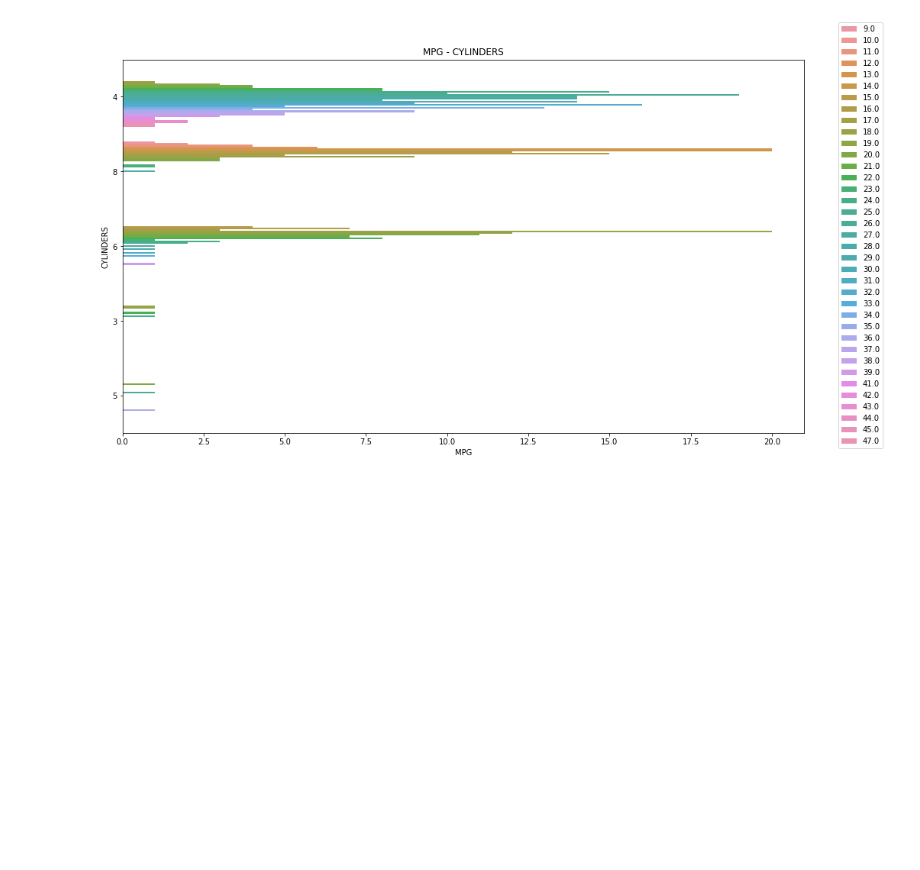
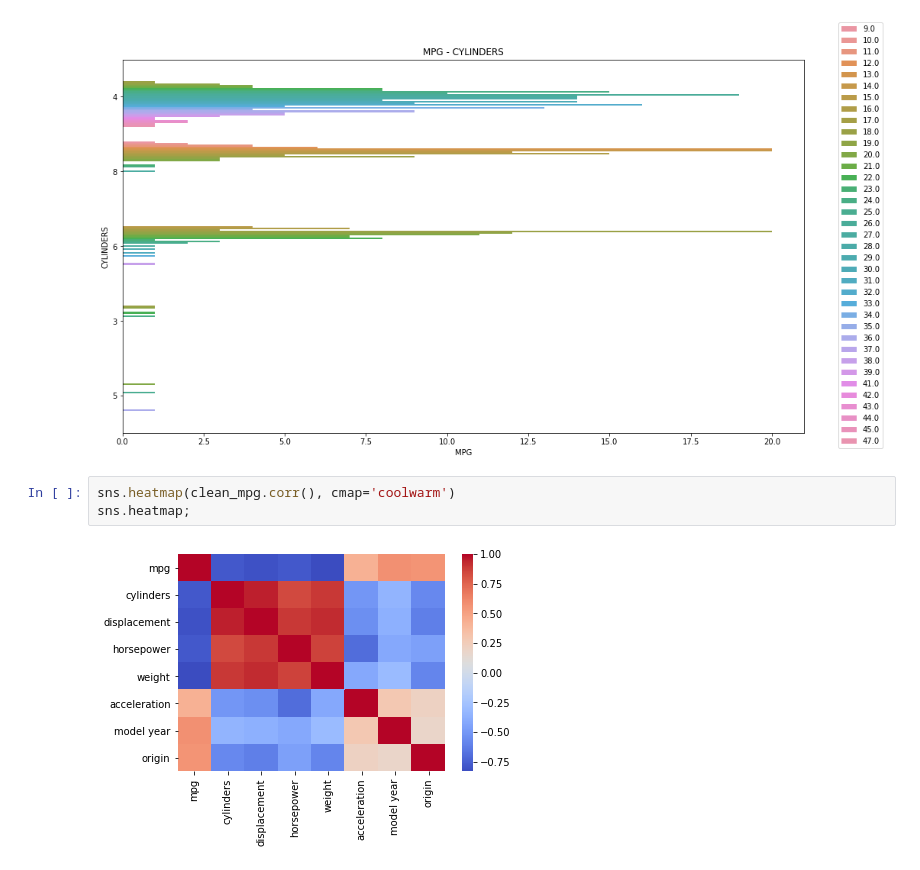
Before and after one commit to samgarcia3/Auto-MPG-Analysis, a Jupyter notebook: Auto_mpg.ipynb, the cells around one changed output. Cells and saved outputs as stored; diff of their text form; blank space fills up the shorter version.

```diff
--- a/Auto_mpg.ipynb
+++ b/Auto_mpg.ipynb
@@ -398,3 +398,8 @@ plt.legend(bbox_to_anchor=(1.05, 1.1), loc=2,
 # %% [output]
 <matplotlib.legend.Legend at 0x...>
 [figure]
+# %%
+sns.heatmap(clean_mpg.corr(), cmap='coolwarm')
+sns.heatmap;
+# %% [output]
+[figure, added]
```
Also changed, not shown: parts of 3 cells of this notebook.
